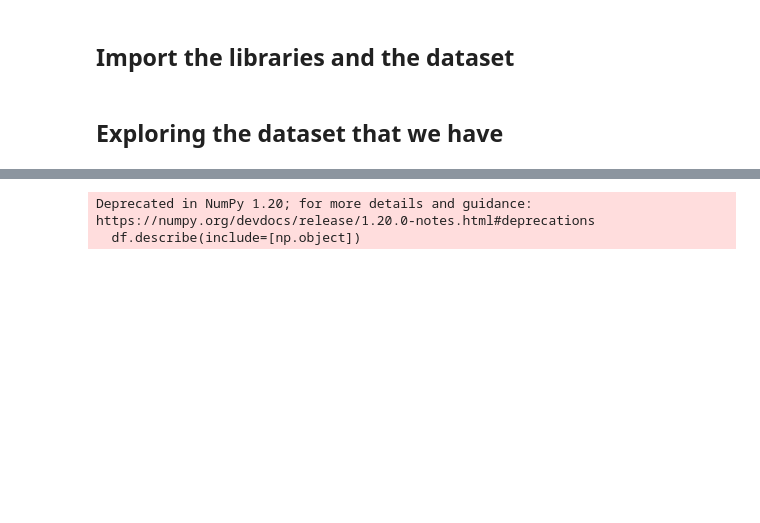
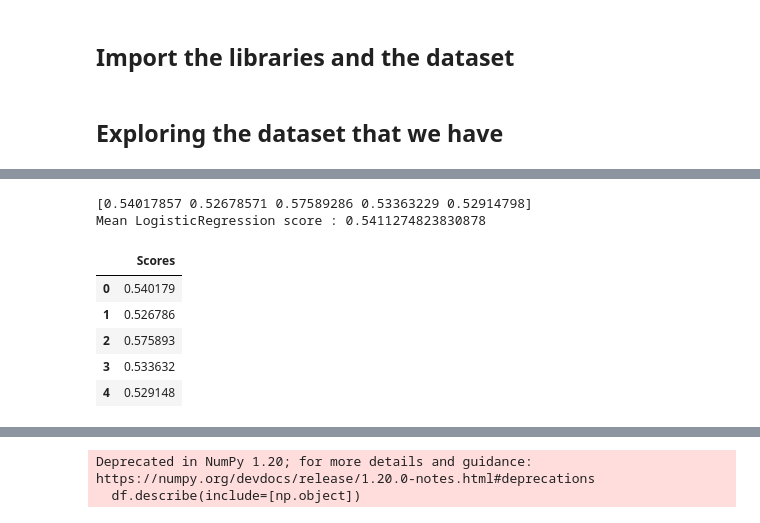
Before and after one commit to Group-6-10Academy/smart_ad_ABtesting, a Jupyter notebook: notebooks/ml_modelling.ipynb, the cells around one changed output, grey strips where cells are left out. Cells and saved outputs as stored; diff of their text form; code cells hidden in the pictures; blank space fills up the shorter version.

```diff
--- a/notebooks/ml_modelling.ipynb
+++ b/notebooks/ml_modelling.ipynb
@@ -117,0 +125,8 @@ response_clean['response'] = label_encoder.fit_transform(response_clean['respons
+# %%
+# For browser df: X1: prediction freatures,y1:target feature
+X1 = browser_df.drop('response', axis=1) #prediction feature
+y1 = browser_df['response'] #target feature
+#
+# For Platform df: X11: prediction freatures,y11:target feature
+X11 = platfrom_df.drop('response', axis=1) #prediction features
+y11 = platfrom_df['response'] #target feature
@@ -117,0 +170,21 @@ response_clean['response'] = label_encoder.fit_transform(response_clean['respons
+# %%
+# Applying the 5-fold Cross validation on logistic Regression model
+regressor=LogisticRegression(random_state=None)
+regressor.fit(X1_train,y1_train)
+scores=cross_val_score(estimator=regressor,X=X1_train,y=y1_train,cv=5,scoring='accuracy')
+print(scores)
+print('Mean LogisticRegression score :',scores.mean())
+# %% [output]
+[0.54017857 0.52678571 0.57589286 0.53363229 0.52914798]
+Mean LogisticRegression score : 0.5411274823830878
+# %%
+# save score
+scores1 = pd.DataFrame(scores,columns=['Scores'])
+scores1.head()
+# %% [output]
+|  | Scores |
+| 0 | 0.540179 |
+| 1 | 0.526786 |
+| 2 | 0.575893 |
+| 3 | 0.533632 |
+| 4 | 0.529148 |
```
Also changed, not shown: parts of 23 cells of this notebook, 3 other files.
